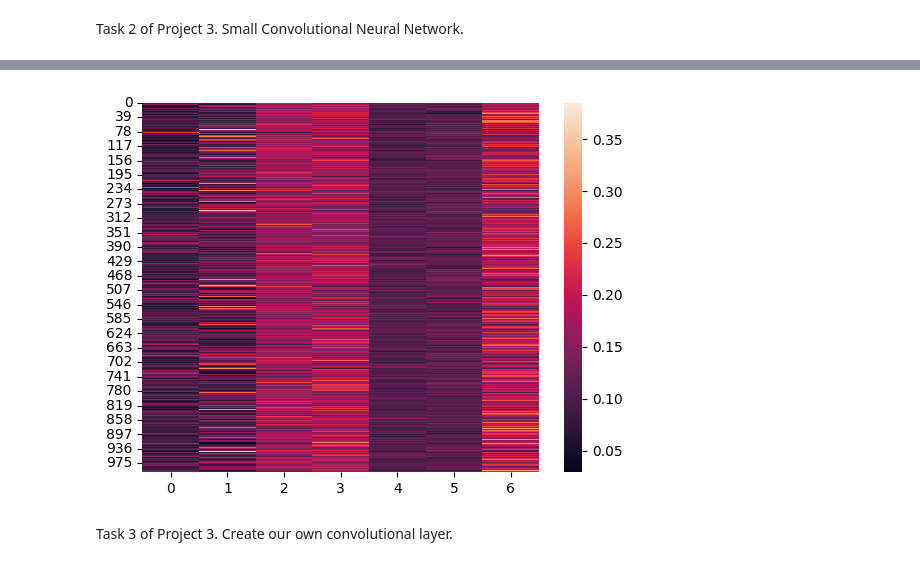
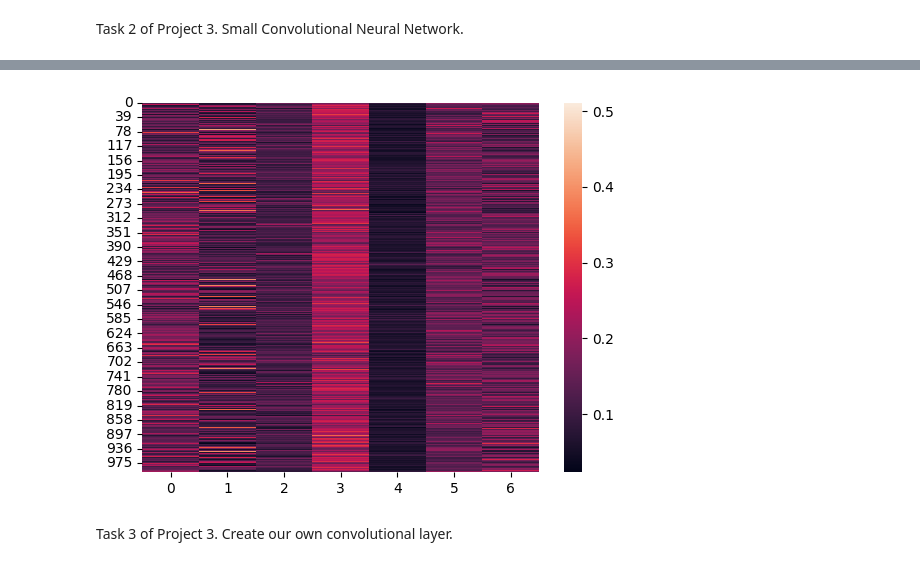
Before and after one commit to wcparham1/CS424-525-Deep-learning, a Jupyter notebook: Lab_3/Project_3.ipynb, the cells around one changed output, grey strips where cells are left out. Cells and saved outputs as stored; diff of their text form; code cells hidden in the pictures.

```diff
--- a/Lab_3/Project_3.ipynb
+++ b/Lab_3/Project_3.ipynb
@@ -41,7 +41,7 @@ def run_task_1(training_images, testing_images, labels):
     return task1_model
 # %%
 #read in training and testing csv with labels for our data
-training_df = pd.read_csv('fairface_label_train.csv')
+training_df = pd.read_csv('fairface_label_train.csv', nrows=1000)
 training_df=training_df.drop('file',axis=1)
 training_df=training_df.drop('service_test',axis=1)
 training_df=training_df.drop('age',axis=1)
@@ -51,19 +51,19 @@ training_df=training_df.drop('gender', axis=1)
 
 print(training_df.head())
 
-testing_df = pd.read_csv('fairface_label_val.csv')
+testing_df = pd.read_csv('fairface_label_val.csv', nrows=1000)
 
 #read in images that we will be predicting on
-training_images = np.empty(shape=(86744,1024))
-for i in range(1, 86745):
+training_images = np.empty(shape=(1000,1024))
+for i in range(1, 1001):
     f_string = 'train/' + str(i) + '.jpg'
     im = Image.open(f_string)
     im = np.array(im)
     im = im.flatten()
     training_images[i-1]=im
 
-testing_images = np.empty(shape=(86744,1024))
-for i in range(1, 86745):
+testing_images = np.empty(shape=(1000,1024))
+for i in range(1, 1001):
     f_string = 'val/' + str(i) + '.jpg'
     im = Image.open(f_string)
     im = np.array(im)
@@ -118,7 +118,8 @@ def run_task_2(training_images, testing_images, labels):
     min_max_scalar = MinMaxScaler()
     for i in range(0, len(training_images)):
         training_images[i] = min_max_scalar.fit_transform(training_images[i])
-        testing_images[i] = min_max_scalar.fit_transform(testing_images[i])
+    for i in range(0, len(testing_images)):
+        testing_images[i] = min_max_scalar.transform(testing_images[i])
 
     print(training_images[0].shape)
     task2_model.compile(optimizer='sgd', loss='categorical_crossentropy', metrics=['accuracy'])
@@ -128,7 +129,7 @@ def run_task_2(training_images, testing_images, labels):
     sn.heatmap(cm, annot=False)
 # %%
 #read in training labels
-training_labels=pd.read_csv('fairface_label_train.csv')
+training_labels=pd.read_csv('fairface_label_train.csv', nrows=1000)
 training_labels=training_labels.drop('file',axis=1)
 training_labels=training_labels.drop('service_test',axis=1)
 training_labels=training_labels.drop('age',axis=1)
@@ -136,15 +137,15 @@ training_labels=training_labels.drop('age',axis=1)
 #training_labels=training_labels.drop('race',axis=1)
 training_labels=training_labels.drop('gender', axis=1)
 #read in images
-training_images = np.empty(shape=(86744,32,32))
-for i in range(1, 86745):
+training_images = np.empty(shape=(1000,32,32))
+for i in range(1, 1001):
     f_string = 'train/' + str(i) + '.jpg'
     im = Image.open(f_string)
     im = np.array(im)
     training_images[i-1]=im
 
-testing_images = np.empty(shape=(86744,32,32))
-for i in range(1, 86745):
+testing_images = np.empty(shape=(1000,32,32))
+for i in range(1, 1001):
     f_string = 'val/' + str(i) + '.jpg'
     im = Image.open(f_string)
     im = np.array(im)
@@ -171,4 +172,4 @@ Epoch 15/15
 1000
-[figure, old version]
+[figure, new version]
 # %% [markdown]
 Task 3 of Project 3.  Create our own convolutional layer.
```
Also changed, not shown: parts of 6 cells of this notebook.
